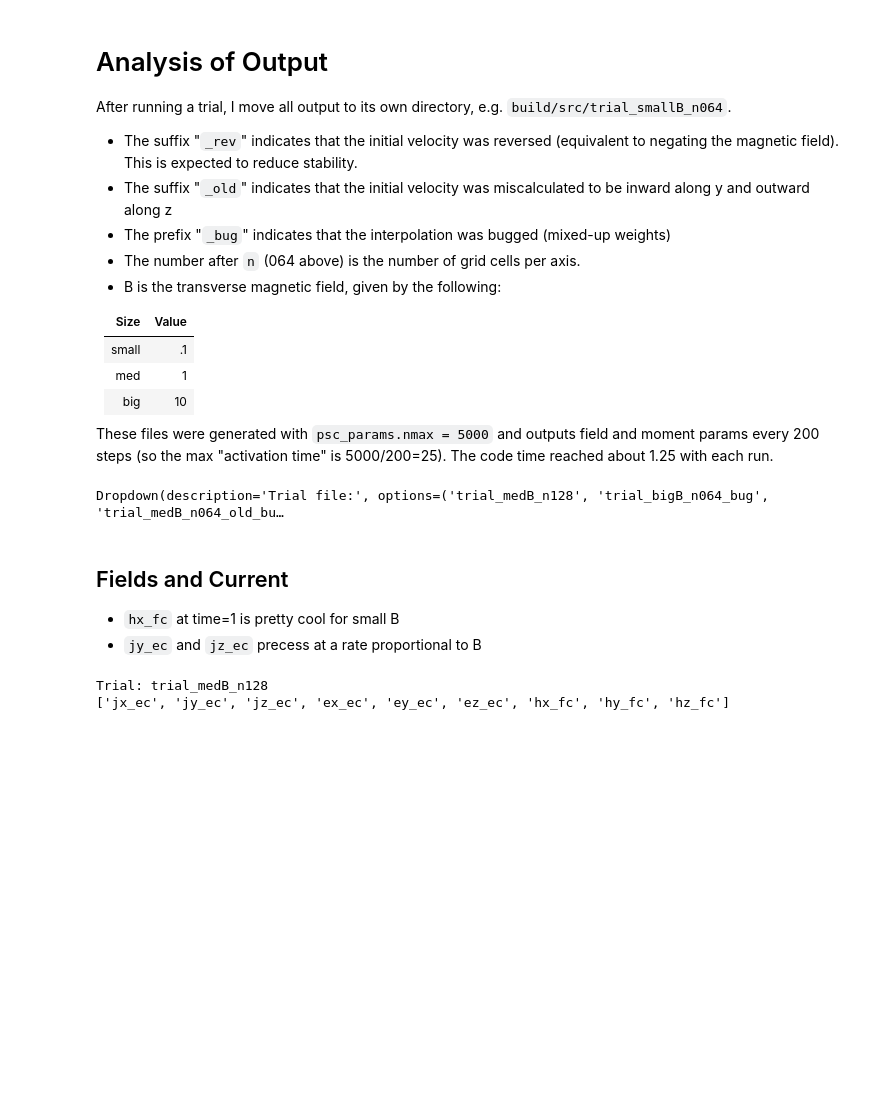
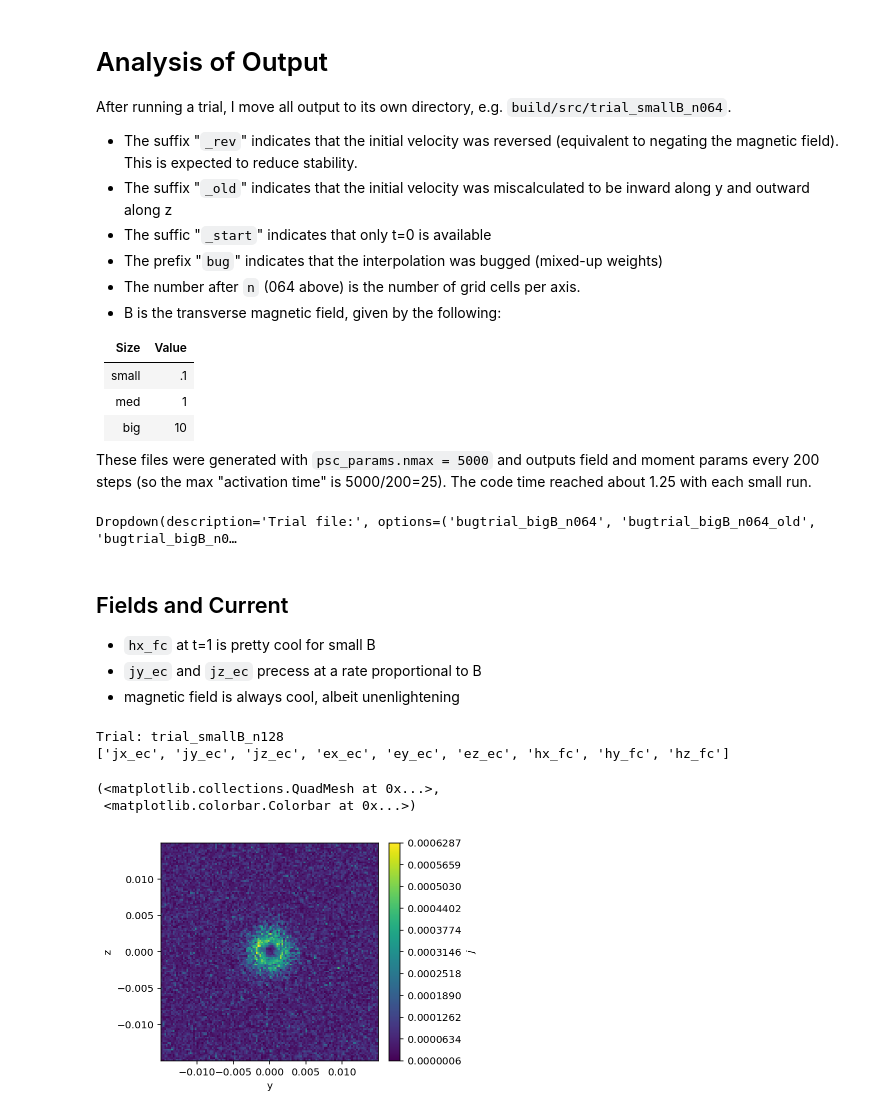
Before and after one commit to JamesMcClung/psc-scrap, a Jupyter notebook: plot_pfd.ipynb, the cells around one changed output. Saved outputs shown, nothing was run; the diff lists cells and outputs as text; code cells hidden in the pictures; blank space fills up the shorter version.

```diff
--- a/plot_pfd.ipynb
+++ b/plot_pfd.ipynb
@@ -4,7 +4,8 @@ After running a trial, I move all output to its own directory, e.g. `build/src/t
 
 - The suffix "`_rev`" indicates that the initial velocity was reversed (equivalent to negating the magnetic field). This is expected to reduce stability.
 - The suffix "`_old`" indicates that the initial velocity was miscalculated to be inward along y and outward along z
-- The prefix "`_bug`" indicates that the interpolation was bugged (mixed-up weights)
+- The suffic "`_start`" indicates that only t=0 is available
+- The prefix "`bug`" indicates that the interpolation was bugged (mixed-up weights)
 - The number after `n` (064 above) is the number of grid cells per axis.
 - B is the transverse magnetic field, given by the following:
 
@@ -14,7 +15,7 @@ After running a trial, I move all output to its own directory, e.g. `build/src/t
 |med   | 1     |
 |big   | 10    |
 
-These files were generated with `psc_params.nmax = 5000` and outputs field and moment params every 200 steps (so the max "activation time" is 5000/200=25). The code time reached about 1.25 with each run.
+These files were generated with `psc_params.nmax = 5000` and outputs field and moment params every 200 steps (so the max "activation time" is 5000/200=25). The code time reached about 1.25 with each small run.
 # %%
 %matplotlib inline
 
@@ -36,7 +37,8 @@ trialpath="/Users/james/Code/cpp/PSC/psc/build/src"
 
 # which data to use
 all_files = os.listdir(trialpath)
-valid_trialfiles = [file for file in all_files if "trial_" in file]
+valid_trialfiles = sorted([file for file in all_files if "trial_" in file])
+
 if "pfd.xdmf" in all_files:
     valid_trialfiles = ["."] + valid_trialfiles
 
@@ -58,26 +60,30 @@ w.observe(on_change)
 
 display(w)
 # %% [output]
-Dropdown(description='Trial file:', options=('trial_medB_n128', 'trial_bigB_n064_bug', 'trial_medB_n064_old_bu…
+Dropdown(description='Trial file:', options=('bugtrial_bigB_n064', 'bugtrial_bigB_n064_old', 'bugtrial_bigB_n0…
 # %% [markdown]
 ## Fields and Current
-- `hx_fc` at time=1 is pretty cool for small B
+- `hx_fc` at t=1 is pretty cool for small B
 - `jy_ec` and `jz_ec` precess at a rate proportional to B
+- magnetic field is always cool, albeit unenlightening
 # %%
 print(f"Trial: {trialfile}")
 run = f"{trialpath}/{trialfile}/pfd.xdmf"
 vf = viscid.load_file(run, force_reload=True)
 print([f.name for f in vf.iter_fields()])
 
-vf.activate_time(0)
-# vlt.plot((vf["jz_ec"]**2 + vf["jy_ec"]**2)**.5, cbarlabel="$j$");
+vf.activate_time(25)
+vlt.plot((vf["jz_ec"]**2 + vf["jy_ec"]**2)**.5, cbarlabel="$j$")
 # vlt.plot((vf["ey_ec"]**2 + vf["ez_ec"]**2)**.5, cbarlabel="$E$")
 # vlt.plot((vf["hy_fc"]**2 + vf["hz_fc"]**2)**.5, cbarlabel = "$H$")
 # vlt.plot(vf["hx_fc"])
 # vlt.plot(vf["jy_ec"])
 # %% [output]
-Trial: trial_medB_n128
+Trial: trial_smallB_n128
 ['jx_ec', 'jy_ec', 'jz_ec', 'ex_ec', 'ey_ec', 'ez_ec', 'hx_fc', 'hy_fc', 'hz_fc']
+(<matplotlib.collections.QuadMesh at 0x...>,
+ <matplotlib.colorbar.Colorbar at 0x...>)
+[figure, added]
 # %% [markdown]
 ## Moments
 - charge density appears stable
```
Also changed, not shown: parts of 6 cells of this notebook.
